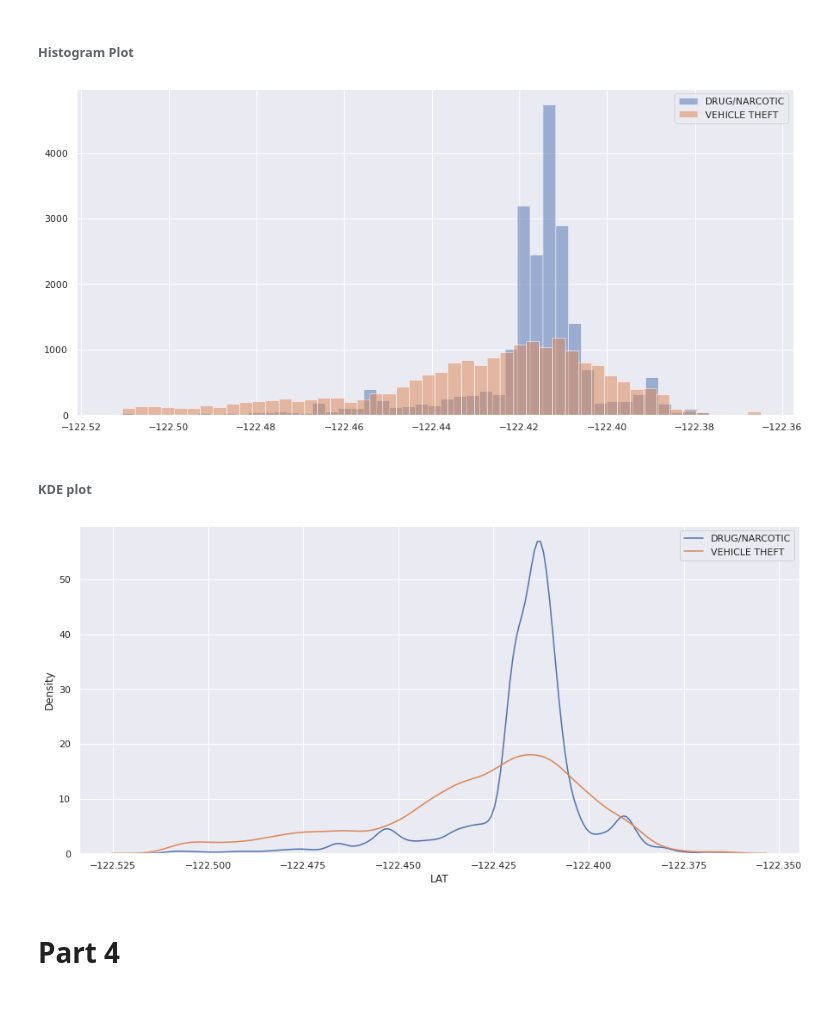
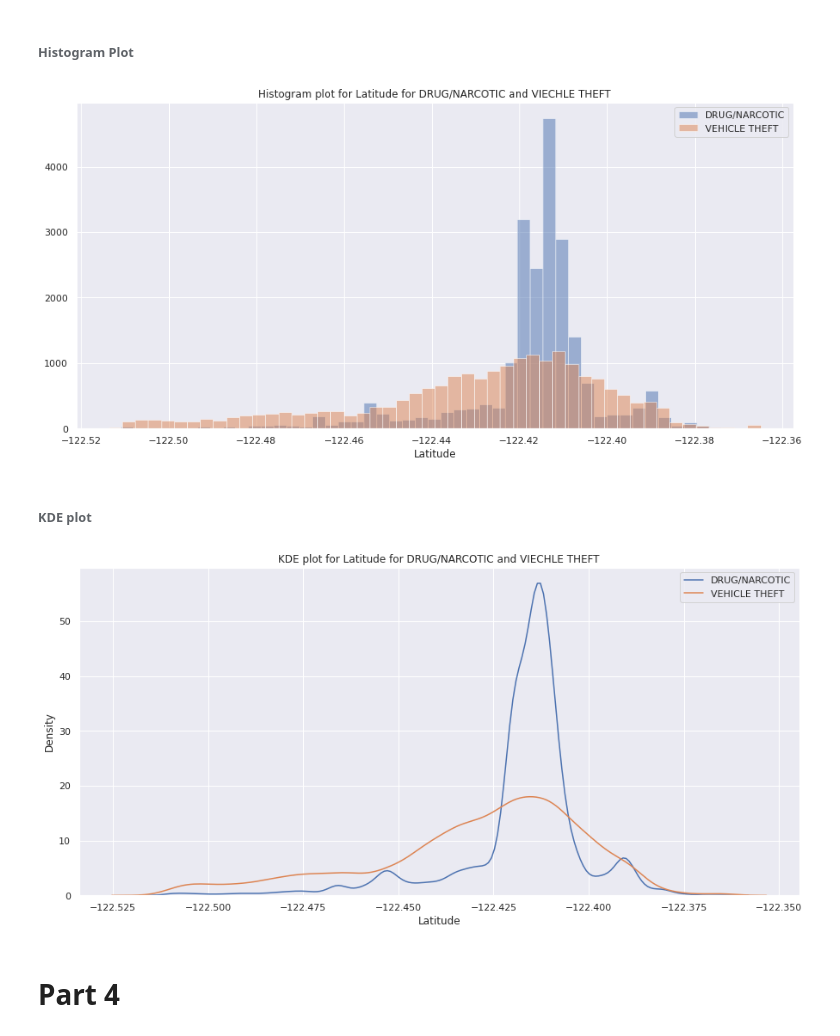
Before and after one commit to evangstav/SocialDataAnalysis2021, a Jupyter notebook: Assignment_1.ipynb, the cells around one changed output. Cells and saved outputs as stored; diff of their text form; code cells hidden in the pictures; blank space fills up the shorter version.

```diff
--- a/Assignment_1.ipynb
+++ b/Assignment_1.ipynb
@@ -239,11 +251,13 @@ df_lat = df_lat[df_lat.LAT < -121]
 # %%
 plt.figure(figsize=(15,7))
 plt.hist(df_lat[df_lat.Category==category_1].LAT, bins=50, alpha=0.5, label=category_1)
 plt.hist(df_lat[df_lat.Category==category_2].LAT, bins=50, alpha=0.5, label=category_2)
 plt.legend()
+plt.title("Histogram plot for Latitude for DRUG/NARCOTIC and VIECHLE THEFT")
+plt.xlabel("Latitude")
 plt.show()
 # %% [output]
-[figure, old version]
+[figure, new version]
 # %% [markdown]
 ###### KDE plot
 # %%
@@ -251,9 +265,11 @@ plt.figure(figsize=(15,7))
 sns.kdeplot(df_lat[df_lat.Category==category_1].LAT, alpha=0.5, label=category_1)
 sns.kdeplot(df_lat[df_lat.Category==category_2].LAT, alpha=0.5, label=category_2)
 plt.legend()
+plt.title("KDE plot for Latitude for DRUG/NARCOTIC and VIECHLE THEFT")
+plt.xlabel("Latitude")
 plt.show()
 # %% [output]
-[figure, old version]
+[figure, new version]
 # %% [markdown]
 # Part 4
 # %% [markdown]
```
Also changed, not shown: parts of 31 cells of this notebook.
